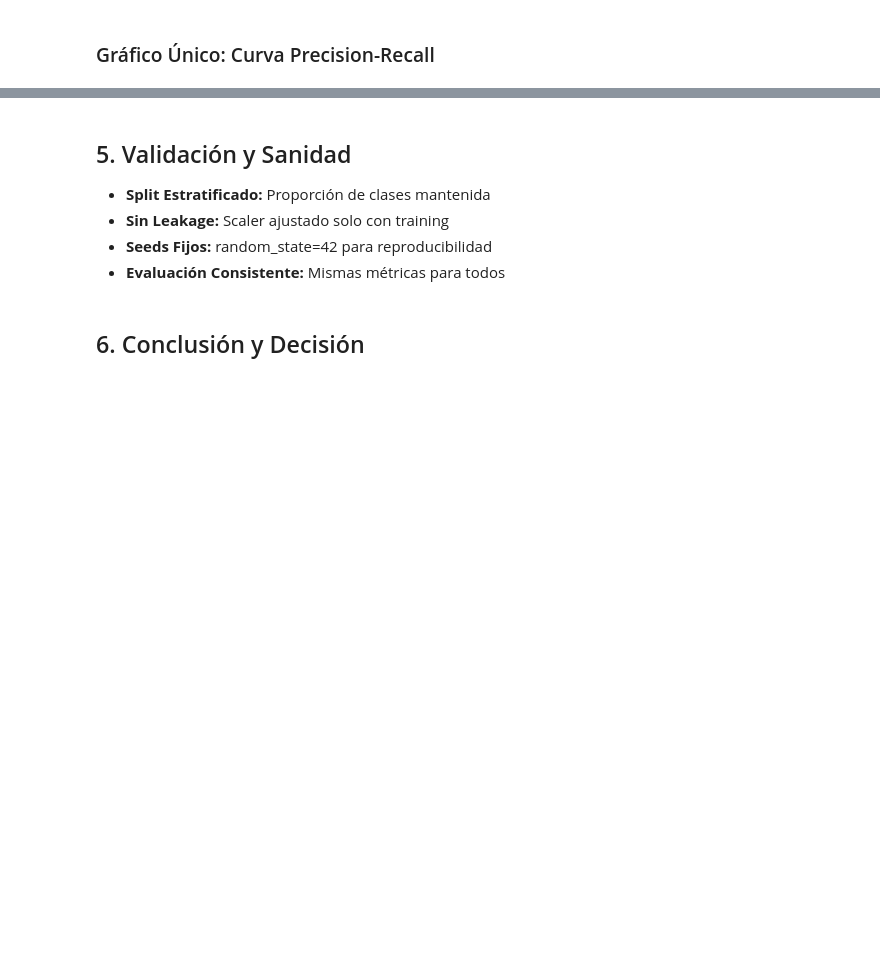
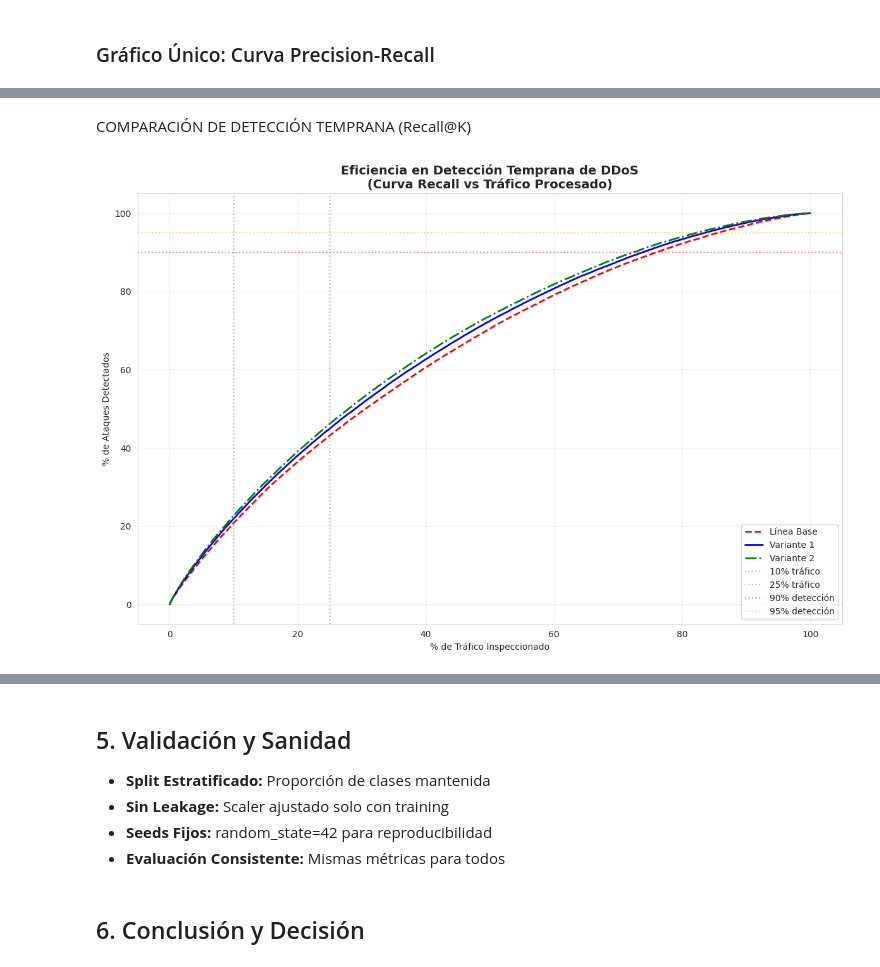
Before and after one commit to fernandobeyond/Tesis_MIA2025-2, a Jupyter notebook: notebooks/notebook_ddos_v4.ipynb, the cells around one changed output, grey strips where cells are left out. Cells and saved outputs as stored; diff of their text form; code cells hidden in the pictures; blank space fills up the shorter version.

```diff
--- a/notebooks/notebook_ddos_v4.ipynb
+++ b/notebooks/notebook_ddos_v4.ipynb
@@ -391,0 +477,43 @@ plt.show()
+# %% [markdown]
+COMPARACIÓN DE DETECCIÓN TEMPRANA (Recall@K)
+# %%
+plt.figure(figsize=(12, 8))
+
+for probs, model_name, color, linestyle in [
+    (y_prob_base, 'Línea Base', 'red', '--'),
+    (y_prob_var1, 'Variante 1', 'blue', '-'),
+    (y_prob_var2, 'Variante 2', 'green', '-.')
+]:
+    # Ordenar muestras por probabilidad descendente
+    sorted_indices = np.argsort(probs)[::-1]
+    sorted_labels = y_test[sorted_indices]
+
+    # Calcular recall acumulado
+    cumulative_attacks = np.cumsum(sorted_labels == 1)
+    total_attacks = np.sum(y_test == 1)
+    recall_at_k = cumulative_attacks / total_attacks
+
+    # Porcentaje de tráfico inspeccionado
+    traffic_inspected = np.arange(1, len(recall_at_k) + 1) / len(recall_at_k)
+
+    plt.plot(traffic_inspected * 100, recall_at_k * 100,
+             label=model_name, color=color, linestyle=linestyle, linewidth=2)
+
+plt.xlabel('% de Tráfico Inspeccionado')
+plt.ylabel('% de Ataques Detectados')
+plt.title('Eficiencia en Detección Temprana de DDoS\n(Curva Recall vs Tráfico Procesado)',
+          fontweight='bold', fontsize=14)
+plt.legend()
+plt.grid(True, alpha=0.3)
+
+# Marcadores clave
+plt.axvline(x=10, color='gray', linestyle=':', alpha=0.5, label='10% tráfico')
+plt.axvline(x=25, color='gray', linestyle=':', alpha=0.5, label='25% tráfico')
+plt.axhline(y=90, color='red', linestyle=':', alpha=0.5, label='90% detección')
+plt.axhline(y=95, color='orange', linestyle=':', alpha=0.5, label='95% detección')
+
+plt.legend()
+plt.tight_layout()
+plt.show()
+# %% [output]
+[figure, added]
```
Also changed, not shown: parts of 26 cells of this notebook.
